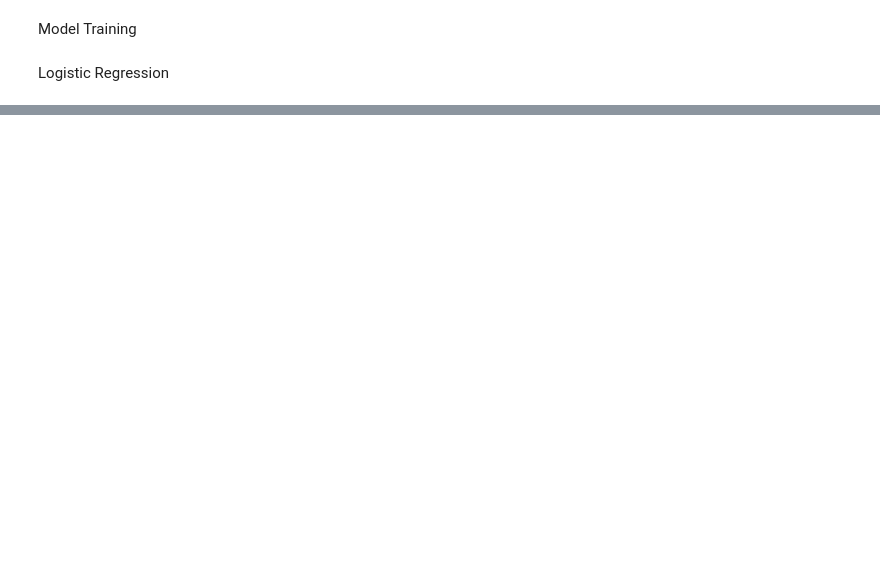
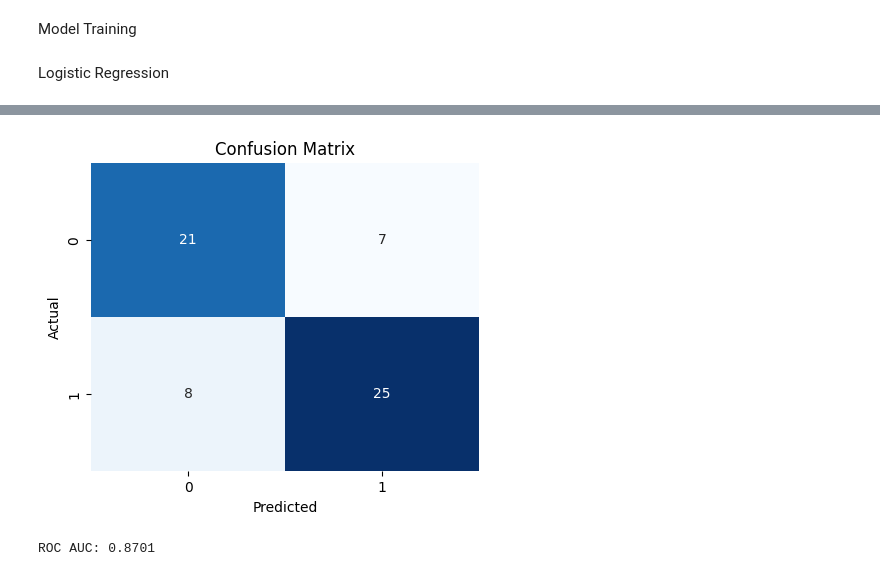
Before and after one commit to shivanshu1113/Basic_ML_Models, a Jupyter notebook: Heart_Disease_Prediction.ipynb, the cells around one changed output, grey strips where cells are left out. Saved outputs shown, nothing was run; the diff lists cells and outputs as text; code cells hidden in the pictures; blank space fills up the shorter version.

```diff
--- a/Heart_Disease_Prediction.ipynb
+++ b/Heart_Disease_Prediction.ipynb
@@ -148,4 +157,6 @@ Name: target, Length: 303, dtype: int64
 # %% [markdown]
 Splitting the Data into Training data & Test Data
 # %%
-X_train, X_test, Y_train, Y_test = train_test_split(X, Y, test_size=0.2, stratify=Y, random_state=2)
+X_train, X_test, Y_train, Y_test = train_test_split(
+    X, Y, test_size=0.2, stratify=Y, random_state=2
+)
@@ -156,3 +163,8 @@ print(X.shape, X_train.shape, X_test.shape)
+# %%
+pipe_lr = Pipeline([
+    ('scaler', StandardScaler()),
+    ('clf', LogisticRegression(max_iter=2000, solver='lbfgs'))
+])
 # %% [markdown]
 Model Training
 # %% [markdown]
@@ -162,3 +171,0 @@ model = LogisticRegression()
-# %%
-# training the LogisticRegression model with Training data
-model.fit(X_train, Y_train)
@@ -255,0 +172,2 @@ The Person has Heart Disease
+# %%
+pipe_lr.fit(X_train, Y_train)
@@ -255,0 +238,64 @@ The Person has Heart Disease
+# %%
+# --- allow either naming convention (y_test or Y_test) ---
+try:
+    y_test_var = y_test  # most common in the notebook
+except NameError:
+    try:
+        y_test_var = Y_test
+    except NameError:
+        raise NameError("Neither 'y_test' nor 'Y_test' is defined in the namespace.")
+
+try:
+    X_test_var = X_test
+except NameError:
+    try:
+        X_test_var = X_test  # fallback (redundant but explicit)
+    except NameError:
+        raise NameError("X_test is not defined in the namespace.")
+
+# --- Predictions ---
+y_pred = best_model.predict(X_test_var)
+
+# If model supports predict_proba, use it for ROC/AUC; otherwise try decision_function
+if hasattr(best_model, "predict_proba"):
+    y_proba = best_model.predict_proba(X_test_var)[:, 1]
+elif hasattr(best_model, "decision_function"):
+    y_proba = best_model.decision_function(X_test_var)
+else:
+    y_proba = None
+
+# --- Metrics ---
+acc = accuracy_score(y_test_var, y_pred)
+print(f"Test Accuracy: {acc:.4f}\n")
+print("Classification Report:")
+print(classification_report(y_test_var, y_pred))
+
+cm = confusion_matrix(y_test_var, y_pred)
+print("Confusion Matrix:\n", cm)
+
+# --- Confusion matrix heatmap ---
+plt.figure(figsize=(5,4))
+sns.heatmap(cm, annot=True, fmt='d', cmap='Blues', cbar=False)
+plt.xlabel('Predicted')
+plt.ylabel('Actual')
+plt.title('Confusion Matrix')
+plt.show()
+
+# --- ROC / AUC (if probabilities available) ---
+if y_proba is not None:
+    auc = roc_auc_score(y_test_var, y_proba)
+    fpr, tpr, _ = roc_curve(y_test_var, y_proba)
+    print(f"ROC AUC: {auc:.4f}")
+
+    plt.figure(figsize=(6,5))
+    plt.plot(fpr, tpr, label=f'AUC = {auc:.3f}')
+    plt.plot([0,1], [0,1], linestyle='--', linewidth=0.8)
+    plt.xlabel('False Positive Rate')
+    plt.ylabel('True Positive Rate')
+    plt.title('ROC Curve')
+    plt.legend(loc='lower right')
+    plt.grid(True)
+    plt.show()
+else:
+    print("No probability scores available for ROC/AUC (model lacks predict_proba/decision_function).")
+# %% [output]
@@ -255,0 +317,2 @@ The Person has Heart Disease
+[figure, added]
+ROC AUC: 0.8701
```
Also changed, not shown: parts of 22 cells of this notebook.
